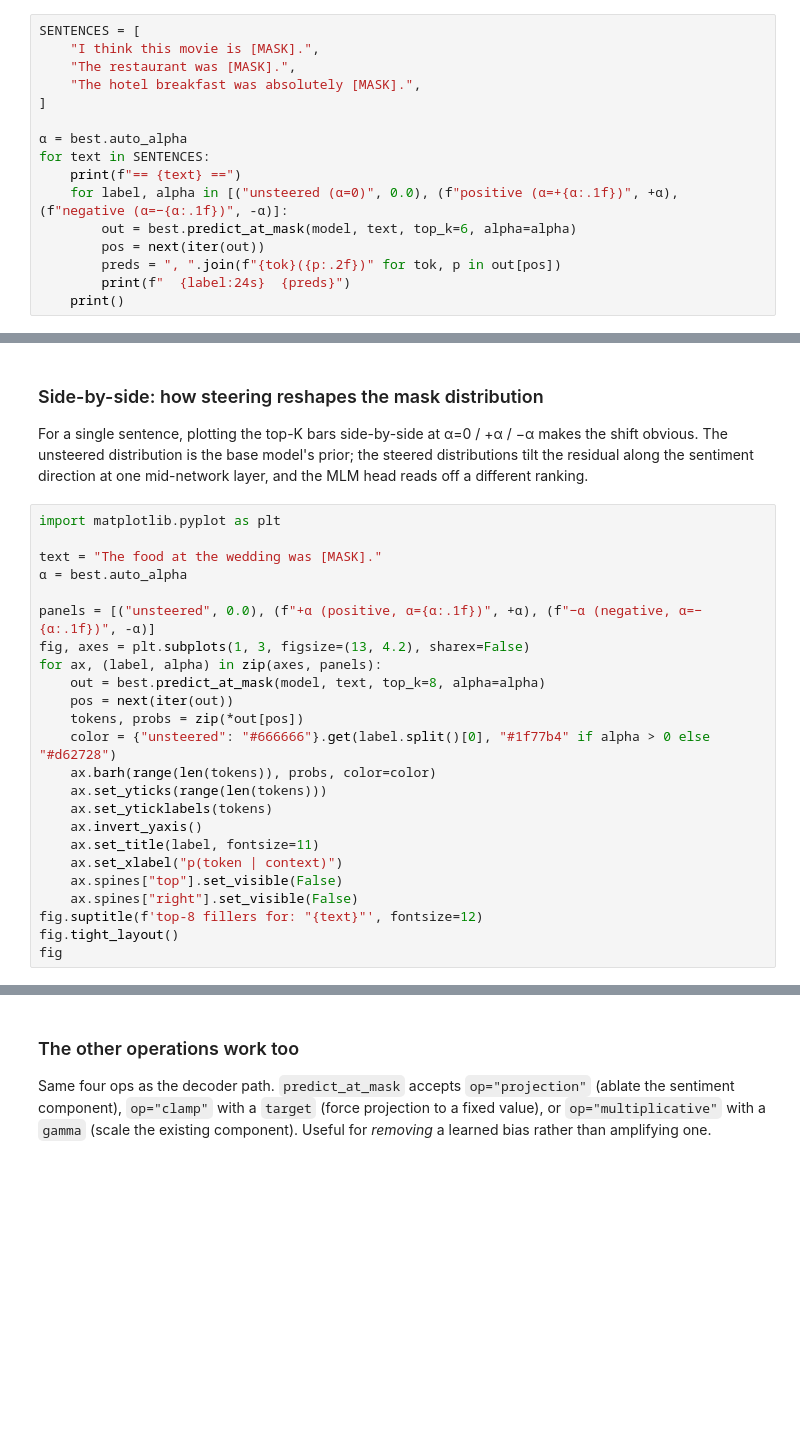
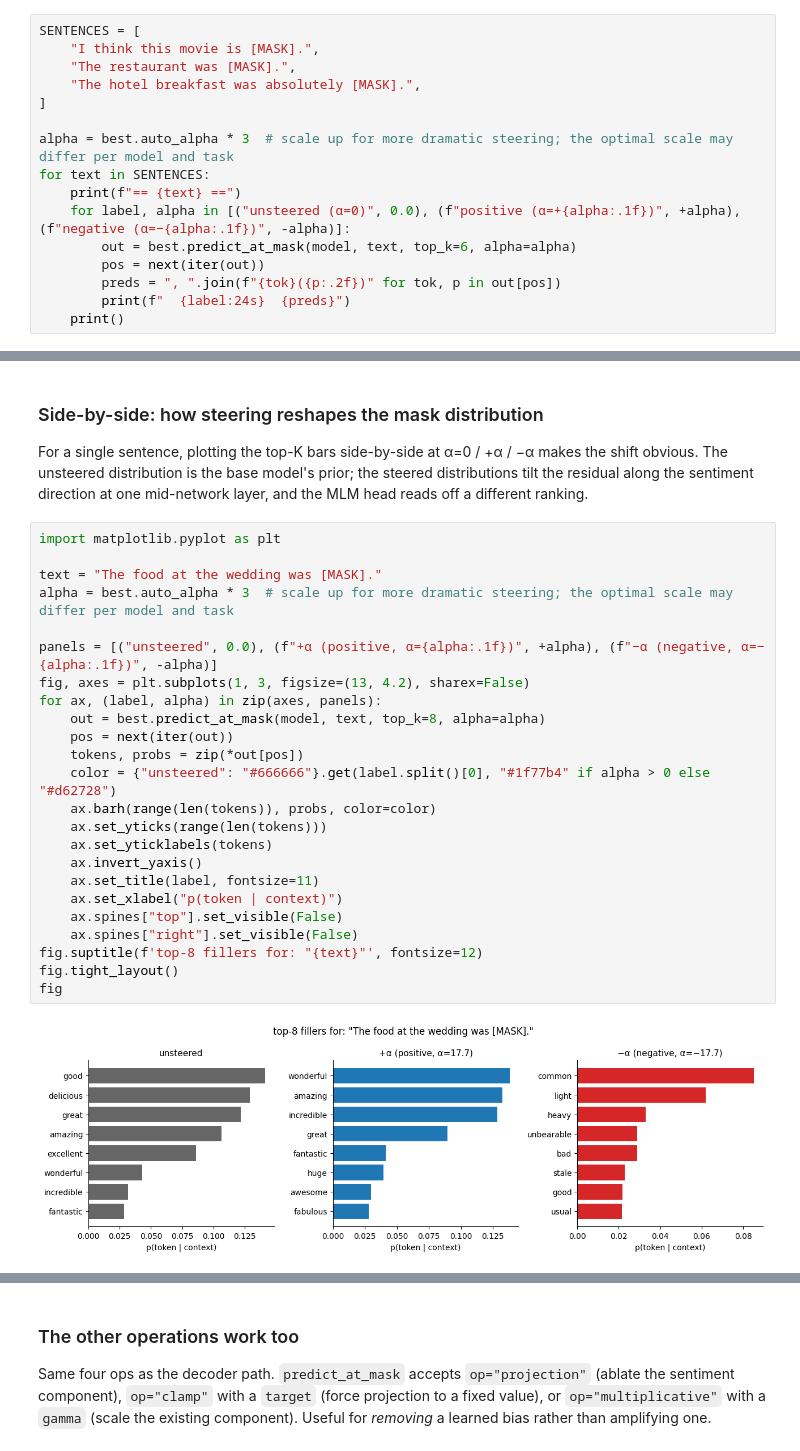
Before and after one commit to arvkevi/steerkit, a Jupyter notebook: examples/case_studies/encoder_walkthrough.ipynb, the cells around one changed output, grey strips where cells are left out. Saved outputs shown, nothing was run; the diff lists cells and outputs as text; blank space fills up the shorter version.

Commit message:
update alpha for encoders

```diff
--- a/examples/case_studies/encoder_walkthrough.ipynb
+++ b/examples/case_studies/encoder_walkthrough.ipynb
@@ -145,10 +177,10 @@ SENTENCES = [
     "The hotel breakfast was absolutely [MASK].",
 ]
 
-α = best.auto_alpha
+alpha = best.auto_alpha * 3  # scale up for more dramatic steering; the optimal scale may differ per model and task
 for text in SENTENCES:
     print(f"== {text} ==")
-    for label, alpha in [("unsteered (α=0)", 0.0), (f"positive (α=+{α:.1f})", +α), (f"negative (α=−{α:.1f})", -α)]:
+    for label, alpha in [("unsteered (α=0)", 0.0), (f"positive (α=+{alpha:.1f})", +alpha), (f"negative (α=−{alpha:.1f})", -alpha)]:
         out = best.predict_at_mask(model, text, top_k=6, alpha=alpha)
         pos = next(iter(out))
         preds = ", ".join(f"{tok}({p:.2f})" for tok, p in out[pos])
@@ -161,24 +208,26 @@ For a single sentence, plotting the top-K bars side-by-side at α=0 / +α / −
 # %%
 import matplotlib.pyplot as plt
 
 text = "The food at the wedding was [MASK]."
-α = best.auto_alpha
+alpha = best.auto_alpha * 3  # scale up for more dramatic steering; the optimal scale may differ per model and task
 
-panels = [("unsteered", 0.0), (f"+α (positive, α={α:.1f})", +α), (f"−α (negative, α=−{α:.1f})", -α)]
+panels = [("unsteered", 0.0), (f"+α (positive, α={alpha:.1f})", +alpha), (f"−α (negative, α=−{alpha:.1f})", -alpha)]
 fig, axes = plt.subplots(1, 3, figsize=(13, 4.2), sharex=False)
 for ax, (label, alpha) in zip(axes, panels):
     out = best.predict_at_mask(model, text, top_k=8, alpha=alpha)
     pos = next(iter(out))
     tokens, probs = zip(*out[pos])
     color = {"unsteered": "#666666"}.get(label.split()[0], "#1f77b4" if alpha > 0 else "#d62728")
     ax.barh(range(len(tokens)), probs, color=color)
     ax.set_yticks(range(len(tokens)))
     ax.set_yticklabels(tokens)
     ax.invert_yaxis()
     ax.set_title(label, fontsize=11)
     ax.set_xlabel("p(token | context)")
     ax.spines["top"].set_visible(False)
     ax.spines["right"].set_visible(False)
 fig.suptitle(f'top-8 fillers for: "{text}"', fontsize=12)
 fig.tight_layout()
 fig
+# %% [output]
+[figure, added]
```
Also changed, not shown: parts of 11 cells of this notebook.
